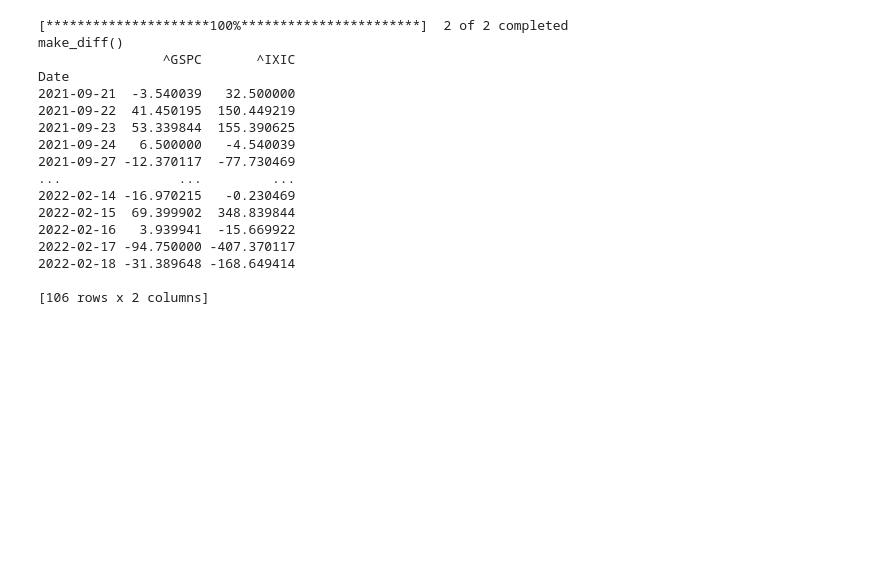
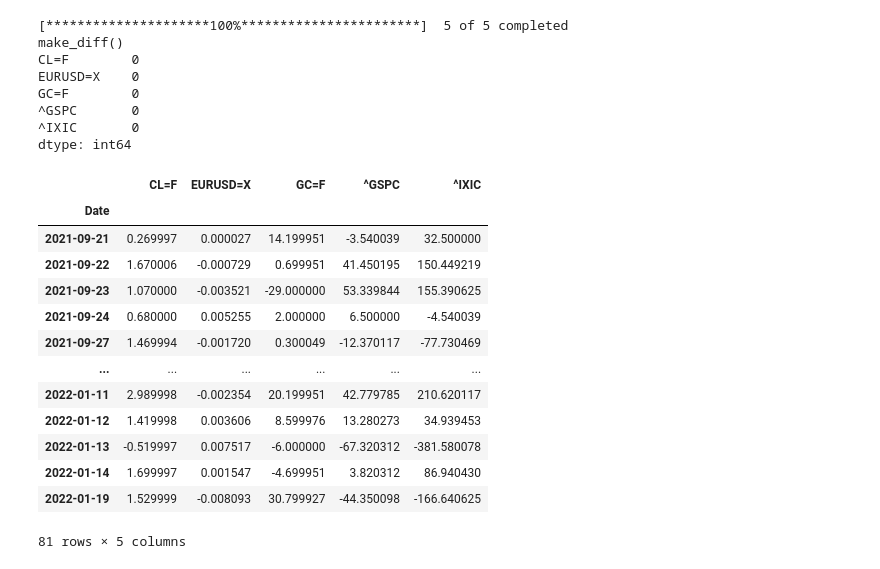
Before and after one commit to rutkowskaa/finalna_praca_licencjacka, a Jupyter notebook: vectorised.ipynb, the cells around one changed output. Cells and saved outputs as stored; diff of their text form; code cells hidden in the pictures; blank space fills up the shorter version.

```diff
--- a/vectorised.ipynb
+++ b/vectorised.ipynb
@@ -8,25 +26,31 @@ import numpy as np
 # %%
-szereg = Get_Vectorised_Data.Get_Vectorised_Data(["^IXIC", "^GSPC"], start="2021-09-20", end='2022-02-20', interval="1d").make_diff()
+szereg = Get_Vectorised_Data.Get_Vectorised_Data(["CL=F", "^IXIC", "^GSPC", "EURUSD=X", "GC=F"], start="2021-09-20", end='2022-01-20', interval="1d").make_diff()
 #szereg = pd.read_csv("sim.csv")['x'][:300]
 #getter.analiza_statystyczna_szeregu(szereg_pandas=szereg)
-
-print(szereg)
+szereg.dropna(how='any', inplace=True)
+print(szereg.isna().sum())
+szereg
 # %% [output]
-[*********************100%***********************]  2 of 2 completed
+[*********************100%***********************]  5 of 5 completed
 make_diff()
-                ^GSPC       ^IXIC
-Date
-2021-09-21  -3.540039   32.500000
-2021-09-22  41.450195  150.449219
-2021-09-23  53.339844  155.390625
-2021-09-24   6.500000   -4.540039
-2021-09-27 -12.370117  -77.730469
-...               ...         ...
-2022-02-14 -16.970215   -0.230469
-2022-02-15  69.399902  348.839844
-2022-02-16   3.939941  -15.669922
-2022-02-17 -94.750000 -407.370117
-2022-02-18 -31.389648 -168.649414
-
-[106 rows x 2 columns]
+CL=F        0
+EURUSD=X    0
+GC=F        0
+^GSPC       0
+^IXIC       0
+dtype: int64
+|  | CL=F | EURUSD=X | GC=F | ^GSPC | ^IXIC |
+| Date |  |  |  |  |  |
+| 2021-09-21 | 0.269997 | 0.000027 | 14.199951 | -3.540039 | 32.500000 |
+| 2021-09-22 | 1.670006 | -0.000729 | 0.699951 | 41.450195 | 150.449219 |
+| 2021-09-23 | 1.070000 | -0.003521 | -29.000000 | 53.339844 | 155.390625 |
+| 2021-09-24 | 0.680000 | 0.005255 | 2.000000 | 6.500000 | -4.540039 |
+| 2021-09-27 | 1.469994 | -0.001720 | 0.300049 | -12.370117 | -77.730469 |
+| ... | ... | ... | ... | ... | ... |
+| 2022-01-11 | 2.989998 | -0.002354 | 20.199951 | 42.779785 | 210.620117 |
+| 2022-01-12 | 1.419998 | 0.003606 | 8.599976 | 13.280273 | 34.939453 |
+| 2022-01-13 | -0.519997 | 0.007517 | -6.000000 | -67.320312 | -381.580078 |
+| 2022-01-14 | 1.699997 | 0.001547 | -4.699951 | 3.820312 | 86.940430 |
+| 2022-01-19 | 1.529999 | -0.008093 | 30.799927 | -44.350098 | -166.640625 |
+81 rows × 5 columns
 # %%
```
Also changed, not shown: parts of 4 cells of this notebook, 6 other files.
